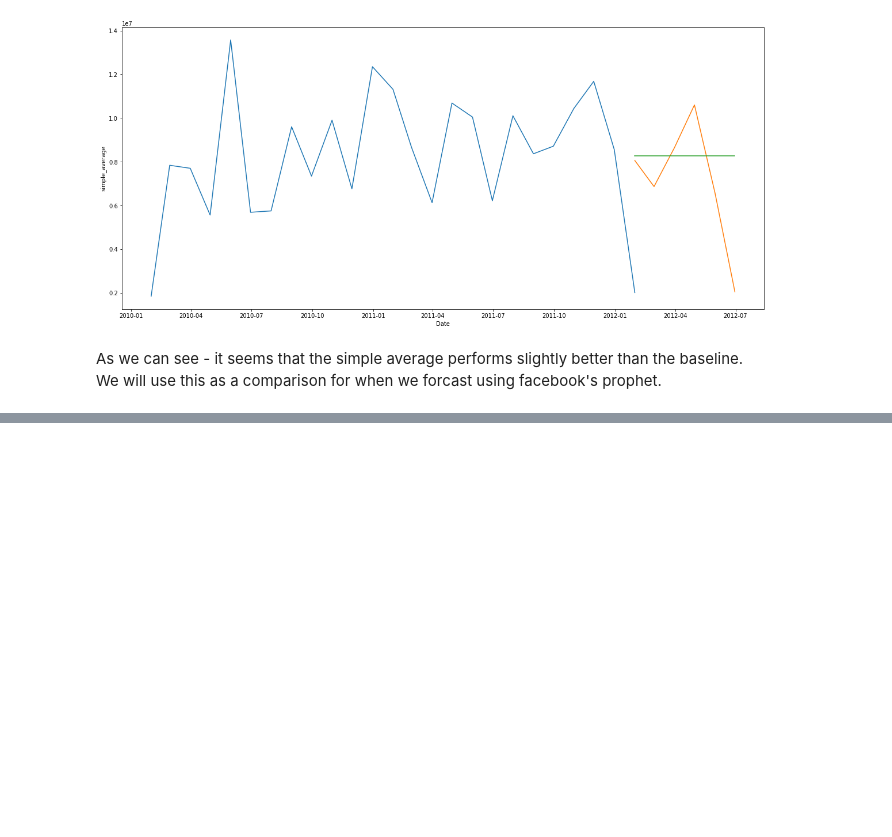
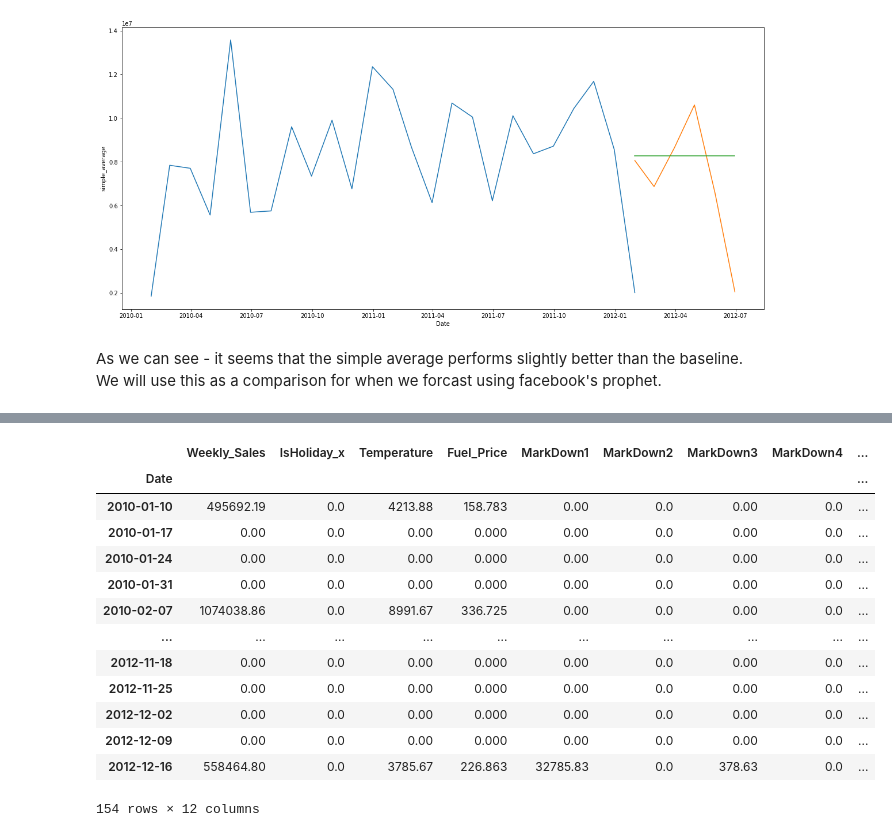
Before and after one commit to guedanie/retail-time-series-project, a Jupyter notebook: retail-time-series-analysis.ipynb, the cells around one changed output, grey strips where cells are left out. Cells and saved outputs as stored; diff of their text form; code cells hidden in the pictures; blank space fills up the shorter version.

```diff
--- a/retail-time-series-analysis.ipynb
+++ b/retail-time-series-analysis.ipynb
@@ -462,3 +500,20 @@ df = df[df.Store == 4]
+# %%
+df_debug.resample("W").sum().resample("W").mean()
+# %% [output]
+|  | Weekly_Sales | IsHoliday_x | Temperature | Fuel_Price | MarkDown1 | MarkDown2 | MarkDown3 | MarkDown4 | ... |
+| Date |  |  |  |  |  |  |  |  | ... |
+| 2010-01-10 | 495692.19 | 0.0 | 4213.88 | 158.783 | 0.00 | 0.0 | 0.00 | 0.0 | ... |
+| 2010-01-17 | 0.00 | 0.0 | 0.00 | 0.000 | 0.00 | 0.0 | 0.00 | 0.0 | ... |
+| 2010-01-24 | 0.00 | 0.0 | 0.00 | 0.000 | 0.00 | 0.0 | 0.00 | 0.0 | ... |
+| 2010-01-31 | 0.00 | 0.0 | 0.00 | 0.000 | 0.00 | 0.0 | 0.00 | 0.0 | ... |
+| 2010-02-07 | 1074038.86 | 0.0 | 8991.67 | 336.725 | 0.00 | 0.0 | 0.00 | 0.0 | ... |
+| ... | ... | ... | ... | ... | ... | ... | ... | ... | ... |
+| 2012-11-18 | 0.00 | 0.0 | 0.00 | 0.000 | 0.00 | 0.0 | 0.00 | 0.0 | ... |
+| 2012-11-25 | 0.00 | 0.0 | 0.00 | 0.000 | 0.00 | 0.0 | 0.00 | 0.0 | ... |
+| 2012-12-02 | 0.00 | 0.0 | 0.00 | 0.000 | 0.00 | 0.0 | 0.00 | 0.0 | ... |
+| 2012-12-09 | 0.00 | 0.0 | 0.00 | 0.000 | 0.00 | 0.0 | 0.00 | 0.0 | ... |
+| 2012-12-16 | 558464.80 | 0.0 | 3785.67 | 226.863 | 32785.83 | 0.0 | 378.63 | 0.0 | ... |
+154 rows × 12 columns
 # %%
 df = model.prep_fb(df, 'Weekly_Sales')
 # %%
```
Also changed, not shown: parts of 20 cells of this notebook.
